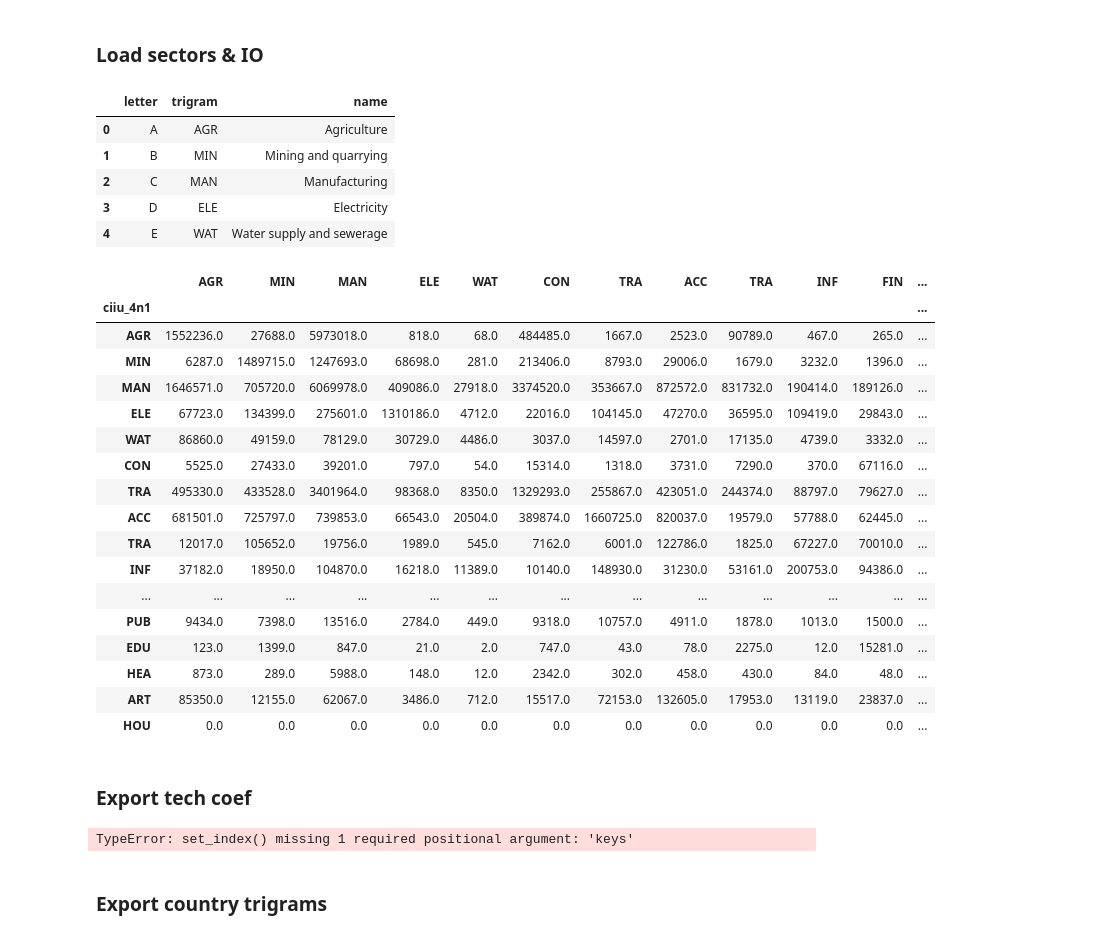
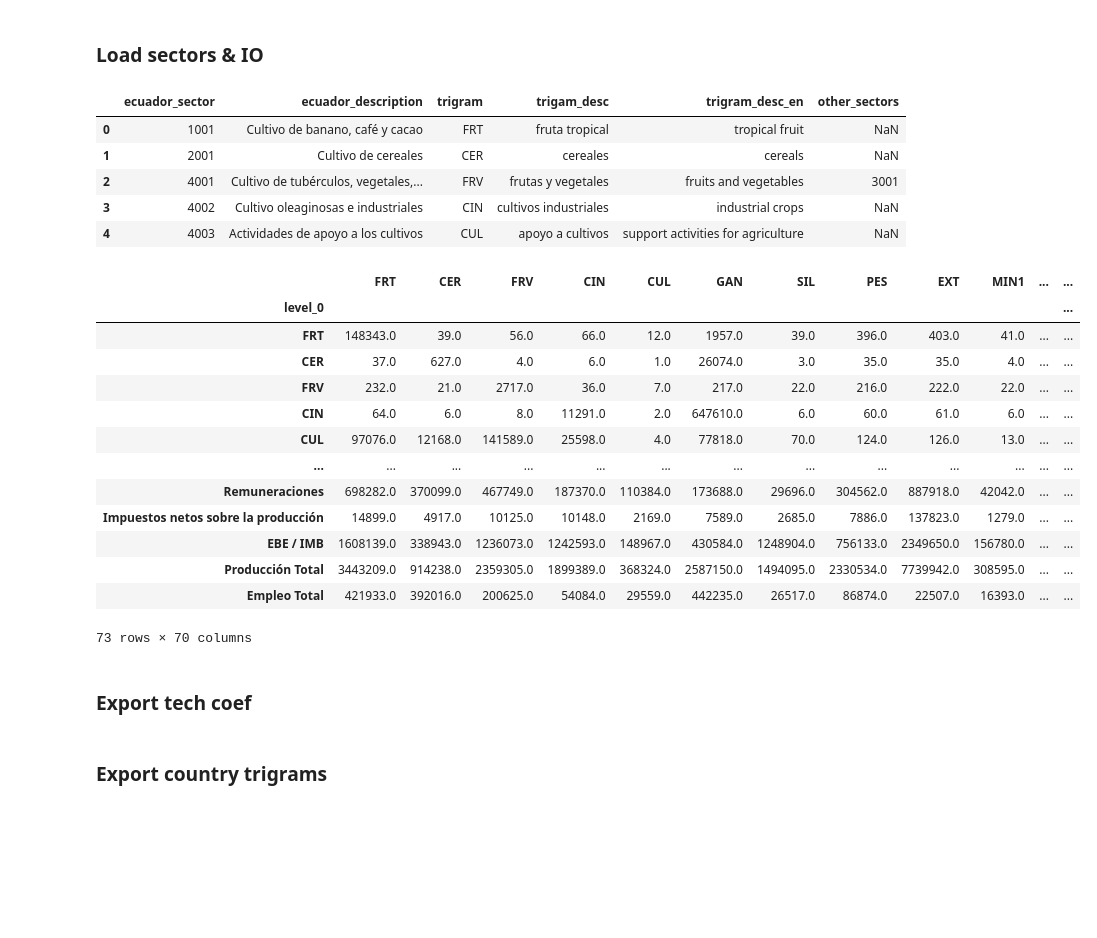
Before and after one commit to ccolon/disrupt-sc, a Jupyter notebook: dataprep/IOtable.ipynb, the cells around one changed output. Saved outputs shown, nothing was run; the diff lists cells and outputs as text; code cells hidden in the pictures; blank space fills up the shorter version.

Commit message:
add 61 sector data

```diff
--- a/dataprep/IOtable.ipynb
+++ b/dataprep/IOtable.ipynb
@@ -12,42 +12,36 @@ output_folder = os.path.join('..', 'input', 'Ecuador', 'Supply')
 # %% [markdown]
 ### Load sectors & IO
 # %%
-sectors = pd.read_csv(os.path.join(input_folder, "Sectors", "sectors.csv"))
+sectors = pd.read_csv(os.path.join(input_folder, "Sectors", "62_sectors.csv"), dtype={"ecuador_sector":str})
 sectors.head()
 # %% [output]
-|  | letter | trigram | name |
-| 0 | A | AGR | Agriculture |
-| 1 | B | MIN | Mining and quarrying |
-| 2 | C | MAN | Manufacturing |
-| 3 | D | ELE | Electricity |
-| 4 | E | WAT | Water supply and sewerage |
+|  | ecuador_sector | ecuador_description | trigram | trigam_desc | trigram_desc_en | other_sectors |
+| 0 | 1001 | Cultivo de banano, café y cacao | FRT | fruta tropical | tropical fruit | NaN |
+| 1 | 2001 | Cultivo de cereales | CER | cereales | cereals | NaN |
+| 2 | 4001 | Cultivo de tubérculos, vegetales,... | FRV | frutas y vegetales | fruits and vegetables | 3001 |
+| 3 | 4002 | Cultivo oleaginosas e industriales | CIN | cultivos industriales | industrial crops | NaN |
+| 4 | 4003 | Actividades de apoyo a los cultivos | CUL | apoyo a cultivos | support activities for agriculture | NaN |
 # %%
-io = pd.read_csv(os.path.join(input_folder, "io_tables", "from_NA", "aggregated_io_2019.csv"), index_col=0)
-io.index = io.index.map(sectors.set_index("letter")['trigram'])
-io.columns = io.columns.map(sectors.set_index("letter")['trigram'])
+io = pd.read_csv(os.path.join(input_folder, "io_tables", "from_NA", "62sectors_2016.csv"), index_col=0)
+io = io.rename(
+    index=sectors.set_index("ecuador_sector")['trigram'].to_dict(),
+    columns=sectors.set_index("ecuador_sector")['trigram'].to_dict()
+)
 io
 # %% [output]
-|  | AGR | MIN | MAN | ELE | WAT | CON | TRA | ACC | TRA | INF | FIN | ... |
-| ciiu_4n1 |  |  |  |  |  |  |  |  |  |  |  | ... |
-| AGR | 1552236.0 | 27688.0 | 5973018.0 | 818.0 | 68.0 | 484485.0 | 1667.0 | 2523.0 | 90789.0 | 467.0 | 265.0 | ... |
-| MIN | 6287.0 | 1489715.0 | 1247693.0 | 68698.0 | 281.0 | 213406.0 | 8793.0 | 29006.0 | 1679.0 | 3232.0 | 1396.0 | ... |
-| MAN | 1646571.0 | 705720.0 | 6069978.0 | 409086.0 | 27918.0 | 3374520.0 | 353667.0 | 872572.0 | 831732.0 | 190414.0 | 189126.0 | ... |
-| ELE | 67723.0 | 134399.0 | 275601.0 | 1310186.0 | 4712.0 | 22016.0 | 104145.0 | 47270.0 | 36595.0 | 109419.0 | 29843.0 | ... |
-| WAT | 86860.0 | 49159.0 | 78129.0 | 30729.0 | 4486.0 | 3037.0 | 14597.0 | 2701.0 | 17135.0 | 4739.0 | 3332.0 | ... |
-| CON | 5525.0 | 27433.0 | 39201.0 | 797.0 | 54.0 | 15314.0 | 1318.0 | 3731.0 | 7290.0 | 370.0 | 67116.0 | ... |
-| TRA | 495330.0 | 433528.0 | 3401964.0 | 98368.0 | 8350.0 | 1329293.0 | 255867.0 | 423051.0 | 244374.0 | 88797.0 | 79627.0 | ... |
-| ACC | 681501.0 | 725797.0 | 739853.0 | 66543.0 | 20504.0 | 389874.0 | 1660725.0 | 820037.0 | 19579.0 | 57788.0 | 62445.0 | ... |
-| TRA | 12017.0 | 105652.0 | 19756.0 | 1989.0 | 545.0 | 7162.0 | 6001.0 | 122786.0 | 1825.0 | 67227.0 | 70010.0 | ... |
-| INF | 37182.0 | 18950.0 | 104870.0 | 16218.0 | 11389.0 | 10140.0 | 148930.0 | 31230.0 | 53161.0 | 200753.0 | 94386.0 | ... |
+|  | FRT | CER | FRV | CIN | CUL | GAN | SIL | PES | EXT | MIN1 | ... | ... |
+| level_0 |  |  |  |  |  |  |  |  |  |  |  | ... |
+| FRT | 148343.0 | 39.0 | 56.0 | 66.0 | 12.0 | 1957.0 | 39.0 | 396.0 | 403.0 | 41.0 | ... | ... |
+| CER | 37.0 | 627.0 | 4.0 | 6.0 | 1.0 | 26074.0 | 3.0 | 35.0 | 35.0 | 4.0 | ... | ... |
+| FRV | 232.0 | 21.0 | 2717.0 | 36.0 | 7.0 | 217.0 | 22.0 | 216.0 | 222.0 | 22.0 | ... | ... |
+| CIN | 64.0 | 6.0 | 8.0 | 11291.0 | 2.0 | 647610.0 | 6.0 | 60.0 | 61.0 | 6.0 | ... | ... |
+| CUL | 97076.0 | 12168.0 | 141589.0 | 25598.0 | 4.0 | 77818.0 | 70.0 | 124.0 | 126.0 | 13.0 | ... | ... |
 | ... | ... | ... | ... | ... | ... | ... | ... | ... | ... | ... | ... | ... |
-| PUB | 9434.0 | 7398.0 | 13516.0 | 2784.0 | 449.0 | 9318.0 | 10757.0 | 4911.0 | 1878.0 | 1013.0 | 1500.0 | ... |
-| EDU | 123.0 | 1399.0 | 847.0 | 21.0 | 2.0 | 747.0 | 43.0 | 78.0 | 2275.0 | 12.0 | 15281.0 | ... |
-| HEA | 873.0 | 289.0 | 5988.0 | 148.0 | 12.0 | 2342.0 | 302.0 | 458.0 | 430.0 | 84.0 | 48.0 | ... |
-| ART | 85350.0 | 12155.0 | 62067.0 | 3486.0 | 712.0 | 15517.0 | 72153.0 | 132605.0 | 17953.0 | 13119.0 | 23837.0 | ... |
-| HOU | 0.0 | 0.0 | 0.0 | 0.0 | 0.0 | 0.0 | 0.0 | 0.0 | 0.0 | 0.0 | 0.0 | ... |
+| Remuneraciones | 698282.0 | 370099.0 | 467749.0 | 187370.0 | 110384.0 | 173688.0 | 29696.0 | 304562.0 | 887918.0 | 42042.0 | ... | ... |
+| Impuestos netos sobre la producción | 14899.0 | 4917.0 | 10125.0 | 10148.0 | 2169.0 | 7589.0 | 2685.0 | 7886.0 | 137823.0 | 1279.0 | ... | ... |
+| EBE / IMB | 1608139.0 | 338943.0 | 1236073.0 | 1242593.0 | 148967.0 | 430584.0 | 1248904.0 | 756133.0 | 2349650.0 | 156780.0 | ... | ... |
+| Producción Total | 3443209.0 | 914238.0 | 2359305.0 | 1899389.0 | 368324.0 | 2587150.0 | 1494095.0 | 2330534.0 | 7739942.0 | 308595.0 | ... | ... |
+| Empleo Total | 421933.0 | 392016.0 | 200625.0 | 54084.0 | 29559.0 | 442235.0 | 26517.0 | 86874.0 | 22507.0 | 16393.0 | ... | ... |
+73 rows × 70 columns
 # %% [markdown]
 ### Export tech coef
-# %%
-io.set_index()
-# %% [output]
-TypeError: set_index() missing 1 required positional argument: 'keys'
```
Also changed, not shown: parts of 2 cells of this notebook, 7 other files.
